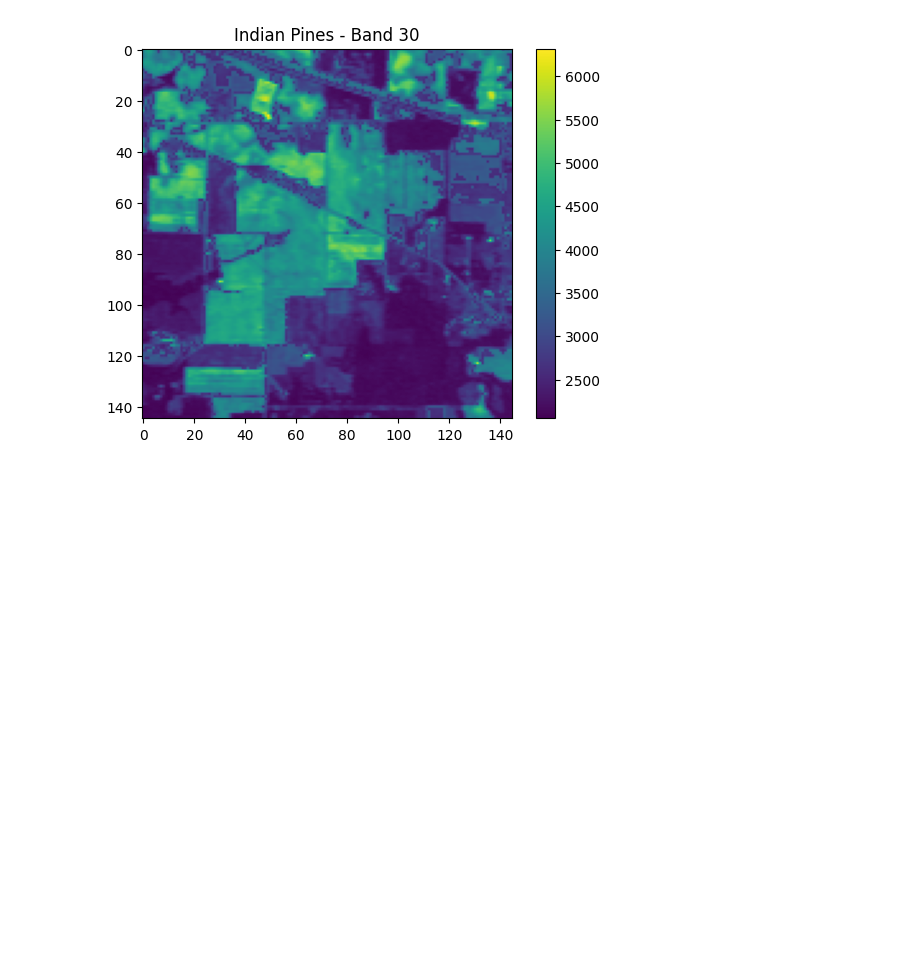
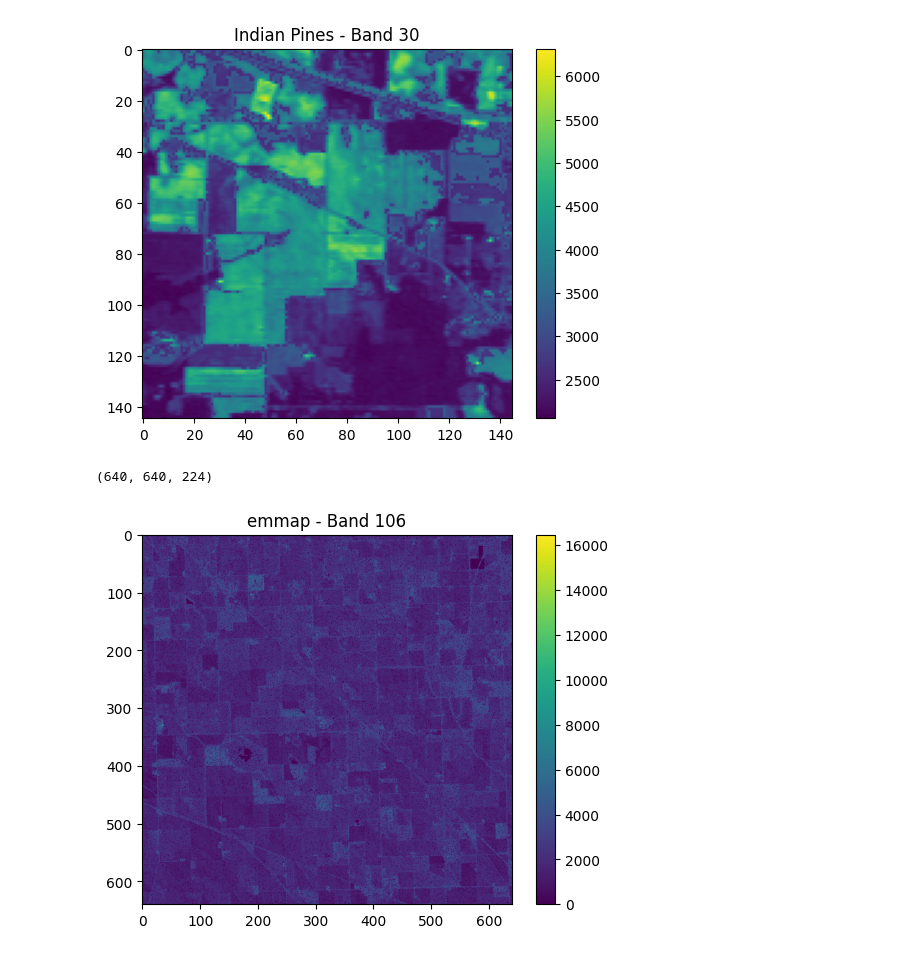
Before and after one commit to utat-ss/FINCH-destriping, a Jupyter notebook: destriping/augmentation_pipeline/apply_stripes_indian_pines.ipynb, the cells around one changed output. Saved outputs shown, nothing was run; the diff lists cells and outputs as text; code cells hidden in the pictures; blank space fills up the shorter version.

```diff
--- a/destriping/augmentation_pipeline/apply_stripes_indian_pines.ipynb
+++ b/destriping/augmentation_pipeline/apply_stripes_indian_pines.ipynb
@@ -47,3 +51,38 @@ plt.colorbar()
 plt.show()
 # %% [output]
 [figure]
+# %%
+cube1 = np.load("datacube.npy")
+cube1 = np.moveaxis(cube1, 0, -1)
+print(cube1.shape) #bands on the last axis
+# %% [output]
+(640, 640, 224)
+# %%
+test_configs = {
+    'snp_noise': True,
+    'gaussian_noise': True,
+    'clusters': True,
+    'fragmented': False,
+    'by_layers': True,
+    'stripe_frequency': 0.5,
+    'stripe_intensity': 0.075,
+    'salt':-1,
+    'pepper':-1,
+    'max_clusters': 10,
+    'bit': 16
+}
+
+striped = ap.add_stripes(cube1, test_configs)
+
+band_index = 105
+
+selected_band = striped[:, :, band_index]
+
+
+
+plt.imshow(selected_band, cmap='viridis')
+plt.title(f"emmap - Band {band_index + 1}")
+plt.colorbar()
+plt.show()
+# %% [output]
+[figure, added]
```
Also changed, not shown: parts of 6 cells of this notebook, 3 other files.
